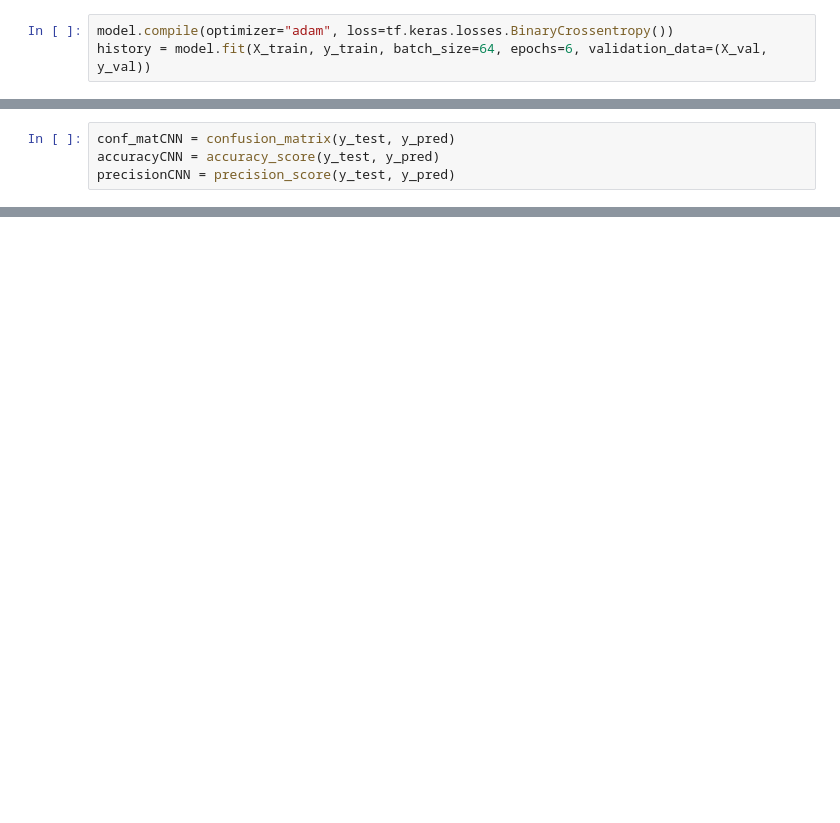
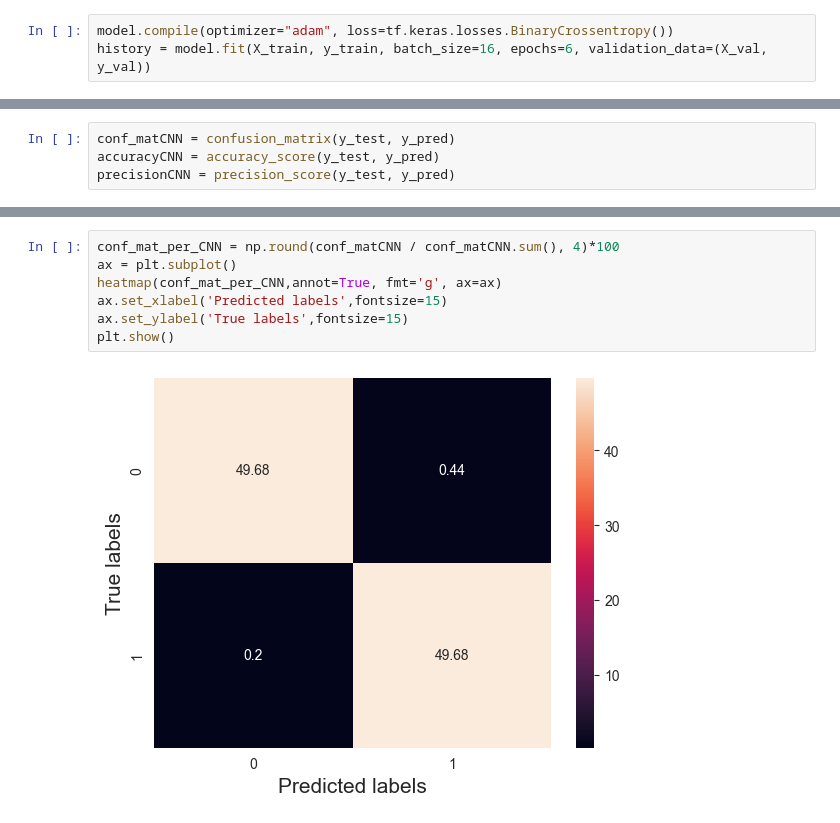
Before and after one commit to lanttu1243/MachineLearning-CS-C3240-Autumn-2023, a Jupyter notebook: ML_Project.ipynb, the cells around one changed output, grey strips where cells are left out. Saved outputs shown, nothing was run; the diff lists cells and outputs as text; blank space fills up the shorter version.

```diff
--- a/ML_Project.ipynb
+++ b/ML_Project.ipynb
@@ -159,6 +168,6 @@ None
 Train the model
 # %%
 model.compile(optimizer="adam", loss=tf.keras.losses.BinaryCrossentropy())
-history = model.fit(X_train, y_train, batch_size=64, epochs=6, validation_data=(X_val, y_val))
+history = model.fit(X_train, y_train, batch_size=16, epochs=6, validation_data=(X_val, y_val))
 # %% [output]
 Epoch 1/6
@@ -208,0 +215,9 @@ plt.show()
+# %%
+conf_mat_per_CNN = np.round(conf_matCNN / conf_matCNN.sum(), 4)*100
+ax = plt.subplot()
+heatmap(conf_mat_per_CNN,annot=True, fmt='g', ax=ax)
+ax.set_xlabel('Predicted labels',fontsize=15)
+ax.set_ylabel('True labels',fontsize=15)
+plt.show()
+# %% [output]
+[figure, added]
```
Also changed, not shown: parts of 8 cells of this notebook, 2 other files.
